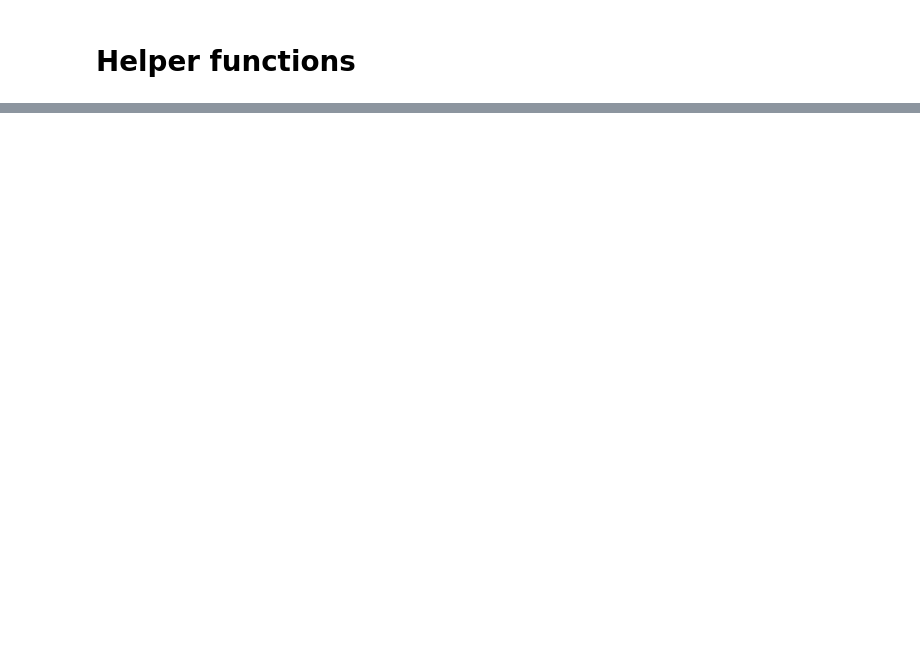
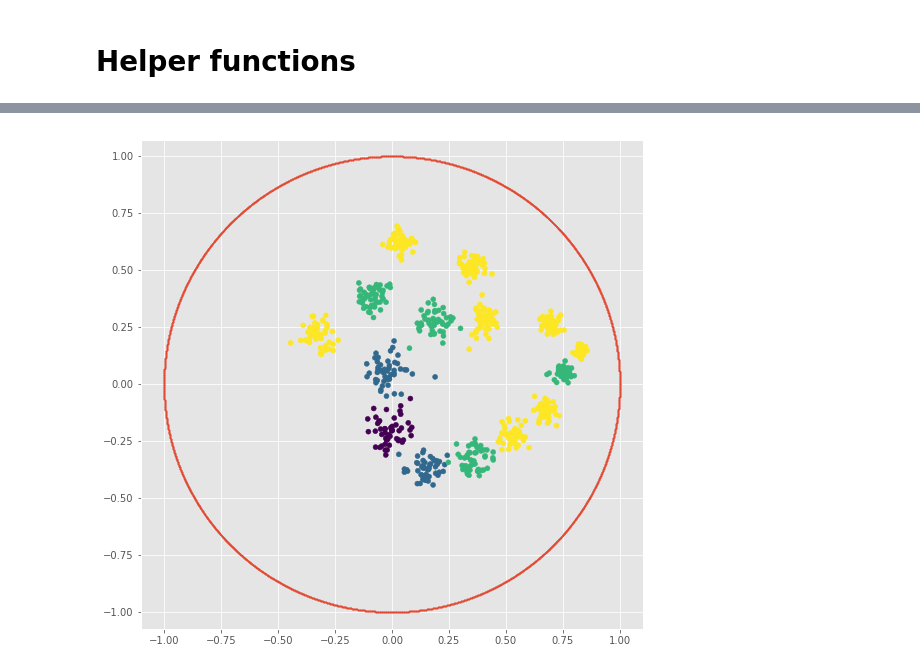
Before and after one commit to dauparas/tensorflow_examples, a Jupyter notebook: VAE_Hyperbolic.ipynb, the cells around one changed output, grey strips where cells are left out. Cells and saved outputs as stored; diff of their text form; code cells hidden in the pictures; blank space fills up the shorter version.

```diff
--- a/VAE_Hyperbolic.ipynb
+++ b/VAE_Hyperbolic.ipynb
@@ -272,0 +314,16 @@ plt.axis('equal');
+# %%
+def transform2(z):
+  return (z-1.j)/(-1.j*z+1)
+# %%
+disk_c1 = transform1(disk_c)
+# %%
+disk_c2 = disk_c1 - disk_c1[0].real
+# %%
+disk_c3 = transform2(disk_c2)
+# %%
+plt.figure(figsize=(9,9))
+plt.scatter(disk_c3.real, disk_c3.imag, c=y_levels, s=25.0, cmap='viridis');
+plt.scatter(x_c, y_c, s=1.0);
+plt.axis('equal');
+# %% [output]
+[figure, added]
```
Also changed, not shown: parts of 15 cells of this notebook.
